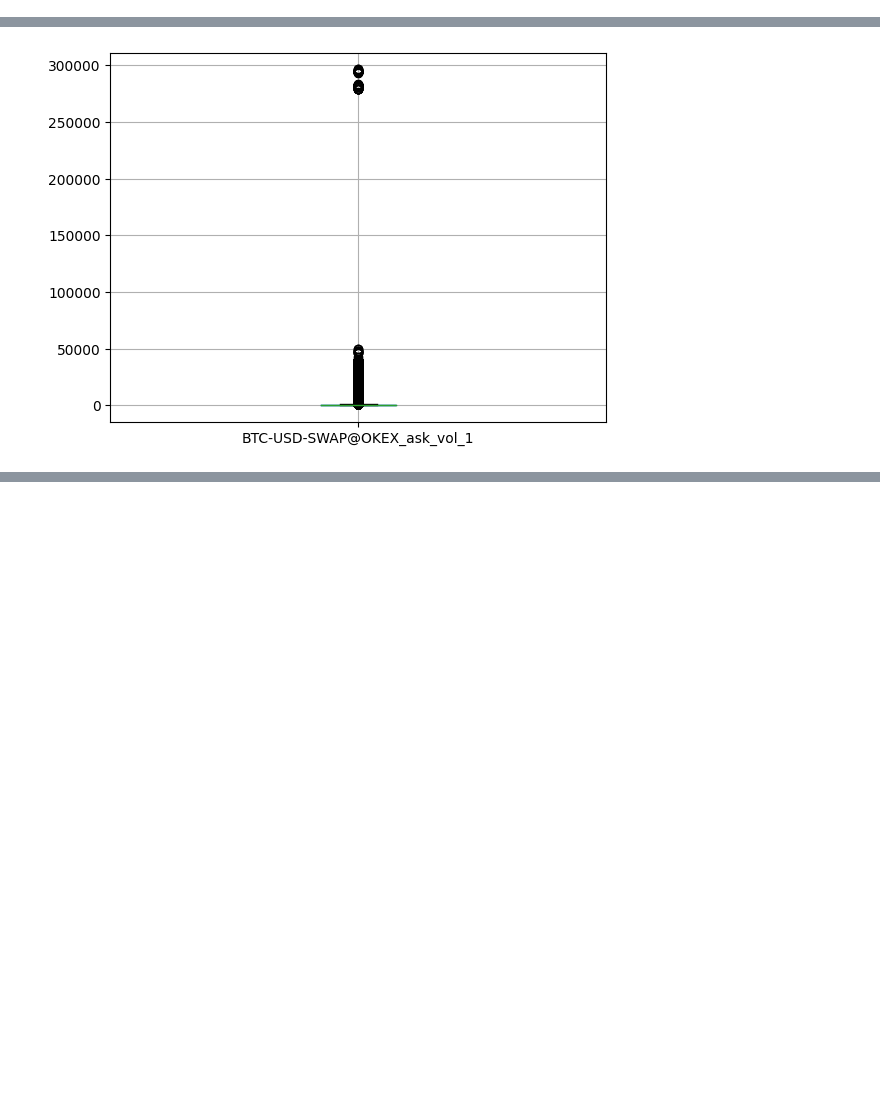
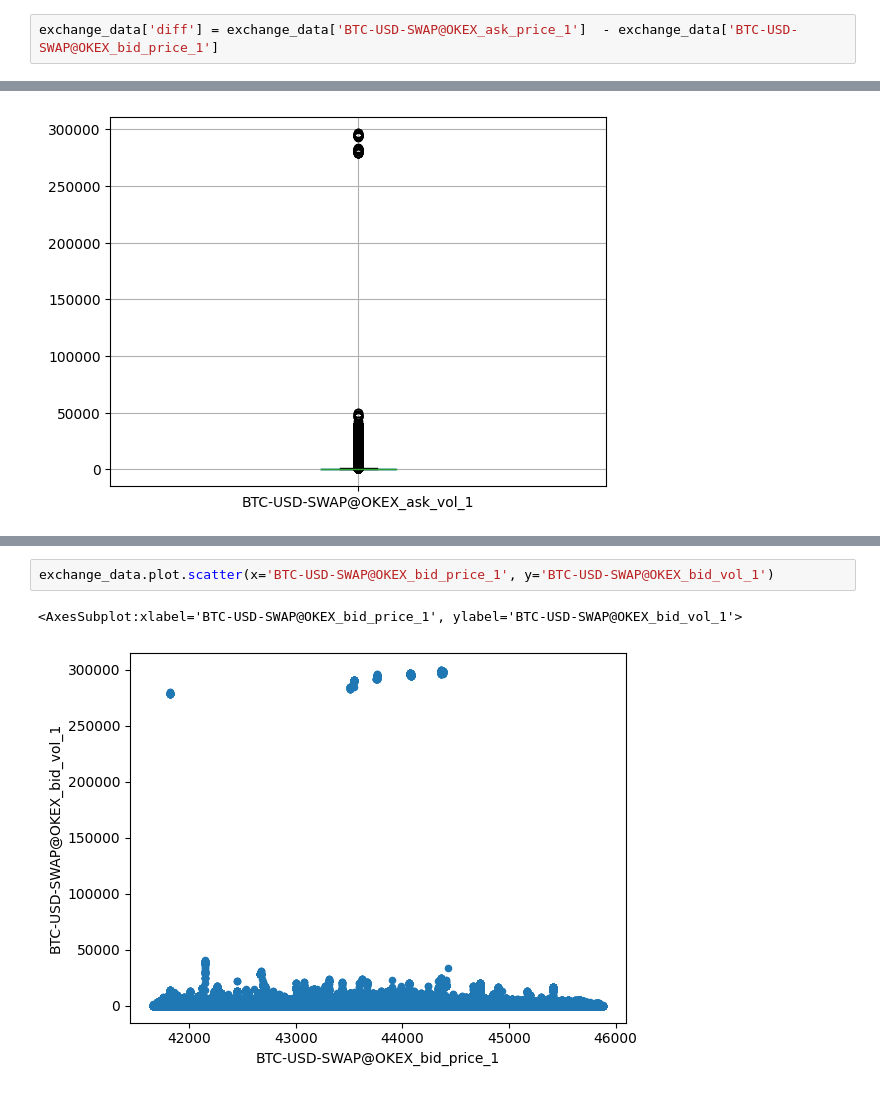
Before and after one commit to varsey/py-sql-test-case, a Jupyter notebook: main.ipynb, the cells around one changed output, grey strips where cells are left out. Drawn from its saved outputs; the diff is of its cells as text; blank space fills up the shorter version.

```diff
--- a/main.ipynb
+++ b/main.ipynb
@@ -76,0 +89,2 @@ exchange_data.boxplot(column='BTC-USD-SWAP@OKEX_ask_price_1')
+# %%
+exchange_data['diff'] = exchange_data['BTC-USD-SWAP@OKEX_ask_price_1']  - exchange_data['BTC-USD-SWAP@OKEX_bid_price_1']
@@ -89,0 +105,5 @@ exchange_data.boxplot(column='BTC-USD-SWAP@OKEX_ask_vol_1')
+# %%
+exchange_data.plot.scatter(x='BTC-USD-SWAP@OKEX_bid_price_1', y='BTC-USD-SWAP@OKEX_bid_vol_1')
+# %% [output]
+<AxesSubplot:xlabel='BTC-USD-SWAP@OKEX_bid_price_1', ylabel='BTC-USD-SWAP@OKEX_bid_vol_1'>
+[figure, added]
```
Also changed, not shown: parts of 8 cells of this notebook.
